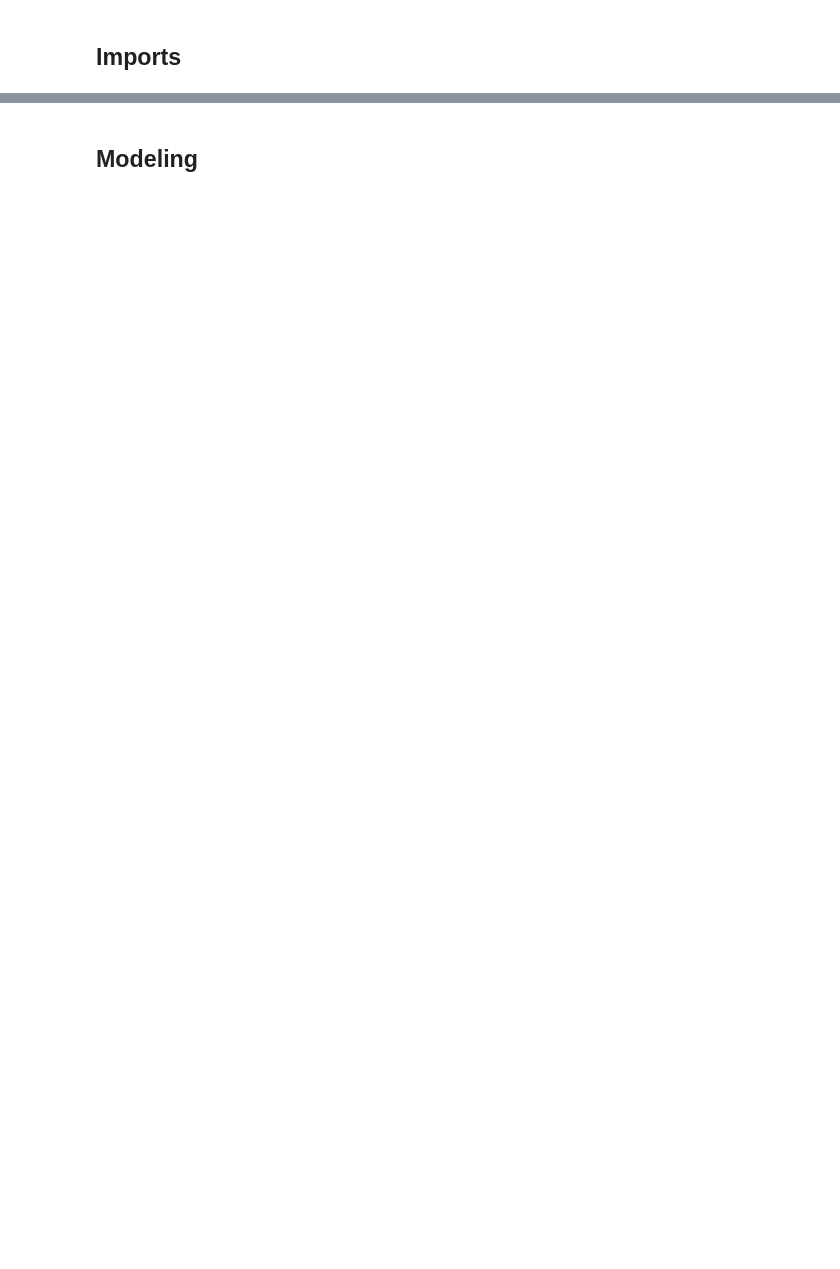
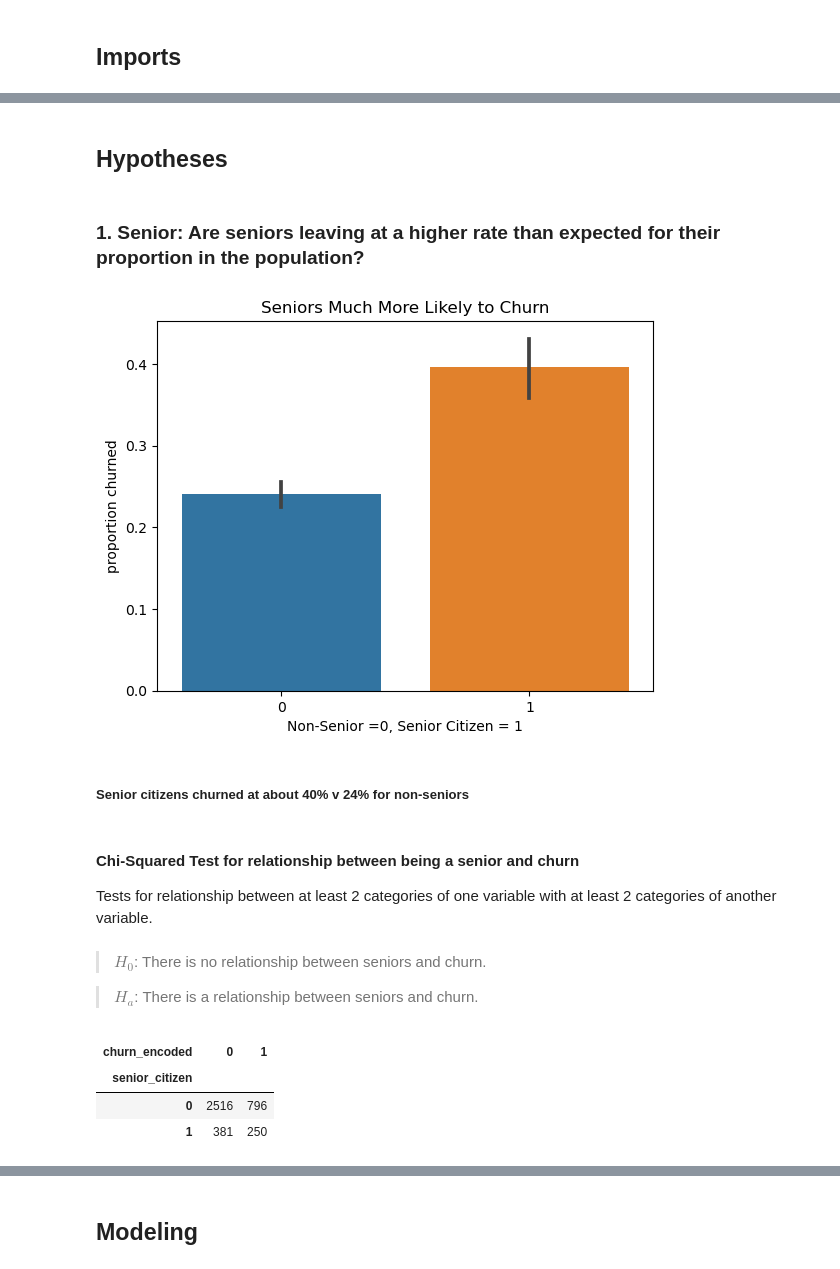
Before and after one commit to corey-baughman/008_classification_project, a Jupyter notebook: telco_final_report.ipynb, the cells around one changed output, grey strips where cells are left out. Cells and saved outputs as stored; diff of their text form; code cells hidden in the pictures; blank space fills up the shorter version.

```diff
--- a/telco_final_report.ipynb
+++ b/telco_final_report.ipynb
@@ -106,0 +149,4 @@ are a great way to explore your data, but they have no place in your final repor
+# %%
+from prepare import wrangle_telco
+train, val, test = wrangle_telco()
+train.head().T
@@ -106,0 +199,31 @@ are a great way to explore your data, but they have no place in your final repor
+# %% [markdown]
+## Hypotheses
+# %% [markdown]
+### 1. Senior: Are seniors leaving at a higher rate than expected for their proportion in the population?
+# %%
+sns.barplot(x='senior_citizen', y='churn_encoded', data=train)
+plt.title('Seniors Much More Likely to Churn')
+plt.ylabel('proportion churned')
+plt.xlabel('Non-Senior =0, Senior Citizen = 1')
+plt.show()
+# %% [output]
+[figure, added]
+# %% [markdown]
+##### Senior citizens churned at about 40% v 24% for non-seniors
+# %% [markdown]
+#### Chi-Squared Test for relationship between being a senior and churn
+Tests for relationship between at least 2 categories of one variable with at least 2 categories of another variable.
+# %% [markdown]
+> $H_0$: There is no relationship between seniors and churn.
+
+> $H_a$: There is a relationship between seniors and churn.
+# %%
+α = 0.05
+
+observed_s = pd.crosstab(train.senior_citizen, train.churn_encoded)
+observed_s
+# %% [output]
+| churn_encoded | 0 | 1 |
+| senior_citizen |  |  |
+| 0 | 2516 | 796 |
+| 1 | 381 | 250 |
```
Also changed, not shown: parts of 87 cells of this notebook, 4 other files.
